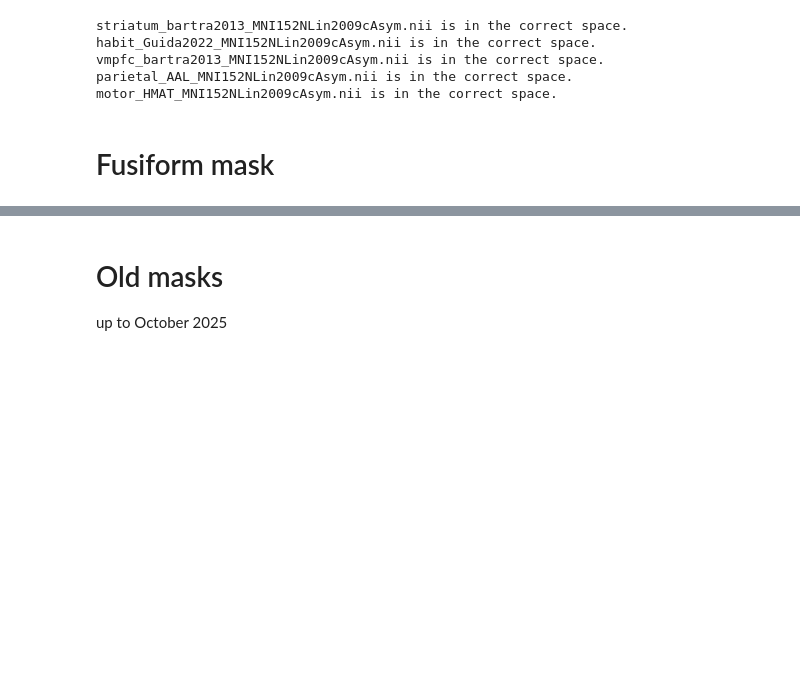
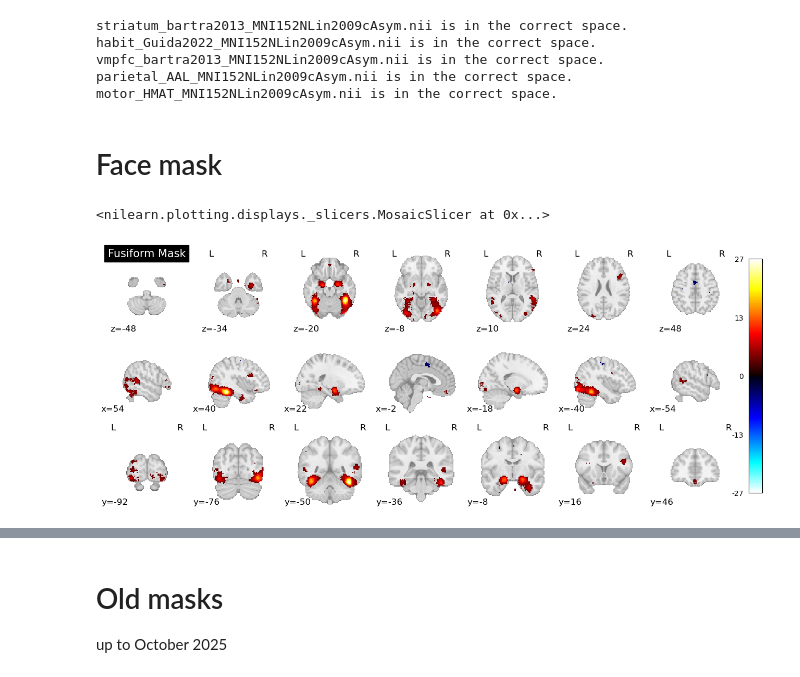
Before and after one commit to hugofluhr/learning-habits-analysis, a Jupyter notebook: notebooks/ROI_masks.ipynb, the cells around one changed output, grey strips where cells are left out. Cells and saved outputs as stored; diff of their text form; code cells hidden in the pictures; blank space fills up the shorter version.

Commit message:
new face mask

```diff
--- a/notebooks/ROI_masks.ipynb
+++ b/notebooks/ROI_masks.ipynb
@@ -207,10 +207,13 @@ vmpfc_bartra2013_MNI152NLin2009cAsym.nii is in the correct space.
 parietal_AAL_MNI152NLin2009cAsym.nii is in the correct space.
 motor_HMAT_MNI152NLin2009cAsym.nii is in the correct space.
 # %% [markdown]
-# Fusiform mask
+# Face mask
 # %%
-fusiform_mask = '/home/ubuntu/data/learning-habits/masks/fusiform_association-test_z_FDR_0.01.nii.gz'
+face_mask = '/Users/hugofluhr/phd_local/data/LearningHabits/dev_sample/masks/face_association-test_z_FDR_0.01.nii.gz'
 # %%
-fusiform_mask = load_img(fusiform_mask)
-plot_stat_map(fusiform_mask, title='Fusiform Mask', display_mode='mosaic')
+face_mask = load_img(face_mask)
+plot_stat_map(face_mask, title='Fusiform Mask', display_mode='mosaic')
+# %% [output]
+<nilearn.plotting.displays._slicers.MosaicSlicer at 0x...>
+[figure, added]
 # %%
```
Also changed, not shown: parts of 3 cells of this notebook, 1 other file.
